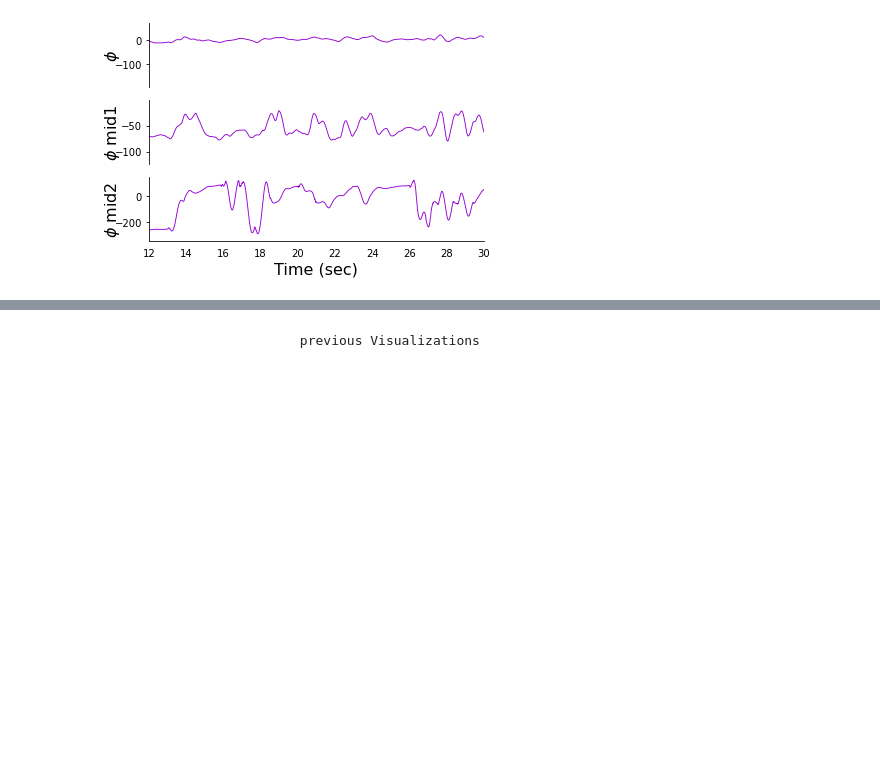
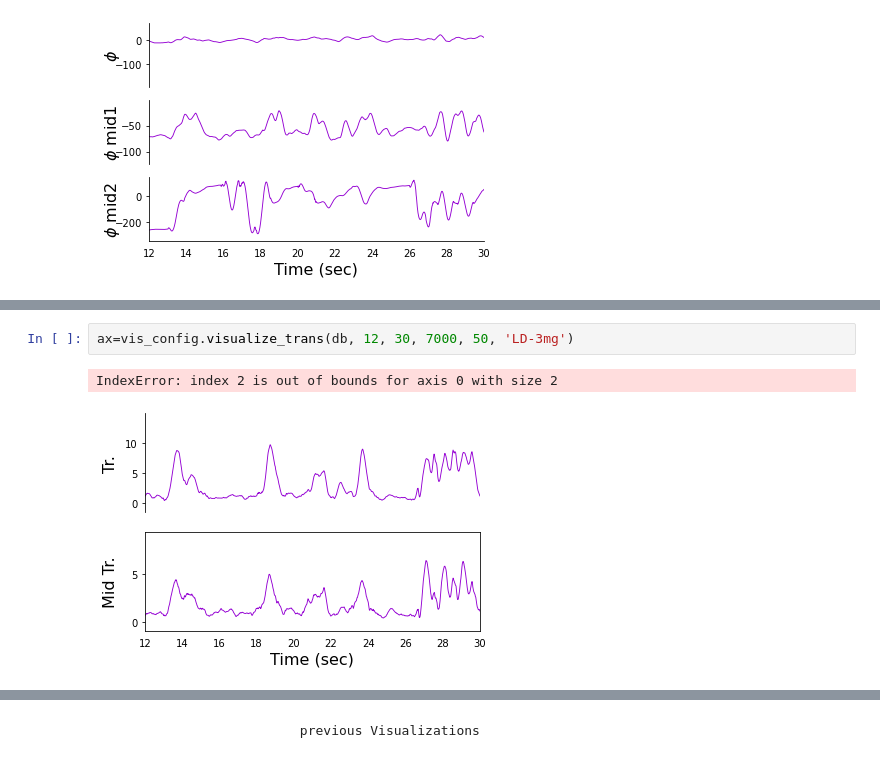
Before and after one commit to MorterzaAbbaszadeh/CSM_paper, a Jupyter notebook: Figure_1/open_field_visalization.ipynb, the cells around one changed output, grey strips where cells are left out. Saved outputs shown, nothing was run; the diff lists cells and outputs as text; blank space fills up the shorter version.

```diff
--- a/Figure_1/open_field_visalization.ipynb
+++ b/Figure_1/open_field_visalization.ipynb
@@ -37,0 +40,5 @@ ax=vis_config.visualize_ars(db, 12, 30, 7000, 50, 'LD-3mg')
+# %%
+ax=vis_config.visualize_trans(db, 12, 30, 7000, 50, 'LD-3mg')
+# %% [output]
+IndexError: index 2 is out of bounds for axis 0 with size 2
+[figure, added]
```
Also changed, not shown: parts of 2 cells of this notebook.
